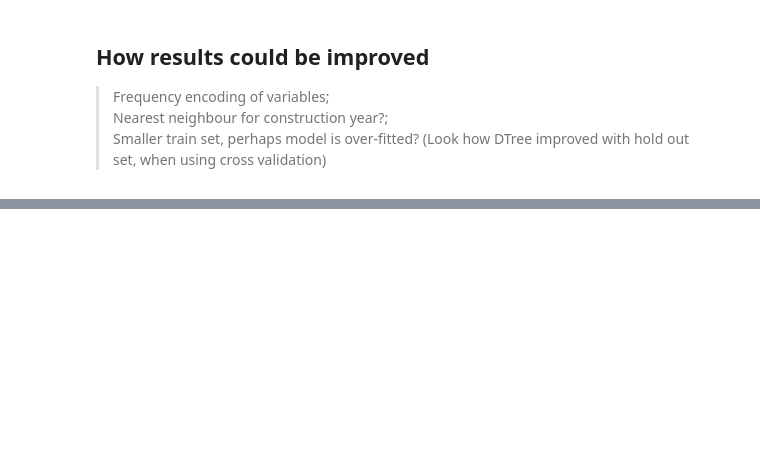
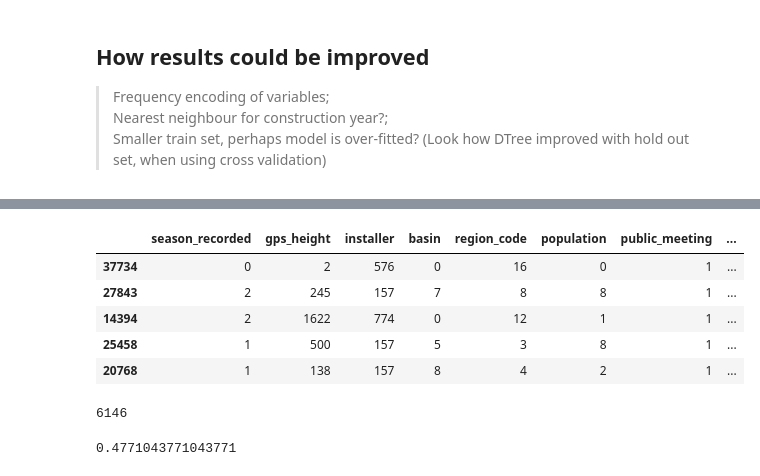
Before and after one commit to rusmat0173/WesleyanDataMOOC, a Jupyter notebook: Tanzania_plus05.ipynb, the cells around one changed output, grey strips where cells are left out. Drawn from its saved outputs; the diff is of its cells as text; code cells hidden in the pictures; blank space fills up the shorter version.

```diff
--- a/Tanzania_plus05.ipynb
+++ b/Tanzania_plus05.ipynb
@@ -413,0 +428,28 @@ Random seed set at 2 for all except KNN (where n/a)
+# %%
+predictors2 = df2[chosen_predictors]
+targets2 = df2['status_group']
+
+X_train, X_test, y_train, y_test = train_test_split(predictors2, targets2, test_size=.2)
+X_train.head()
+# %% [output]
+|  | season_recorded | gps_height | installer | basin | region_code | population | public_meeting | ... |
+| 37734 | 0 | 2 | 576 | 0 | 16 | 0 | 1 | ... |
+| 27843 | 2 | 245 | 157 | 7 | 8 | 8 | 1 | ... |
+| 14394 | 2 | 1622 | 774 | 0 | 12 | 1 | 1 | ... |
+| 25458 | 1 | 500 | 157 | 5 | 3 | 8 | 1 | ... |
+| 20768 | 1 | 138 | 157 | 8 | 4 | 2 | 1 | ... |
+# %%
+df2['gps_height'].value_counts()[0]
+# %% [output]
+6146
+# %%
+from sklearn.naive_bayes import GaussianNB
+clf = GaussianNB()
+clf.fit(X_train, y_train)
+GaussianNB(priors=None)
+y_pred = clf.predict(X_test)
+
+from sklearn.metrics import accuracy_score
+accuracy_score(y_test, y_predict)
+# %% [output]
+0.4771043771043771
```
Also changed, not shown: parts of 3 cells of this notebook.
